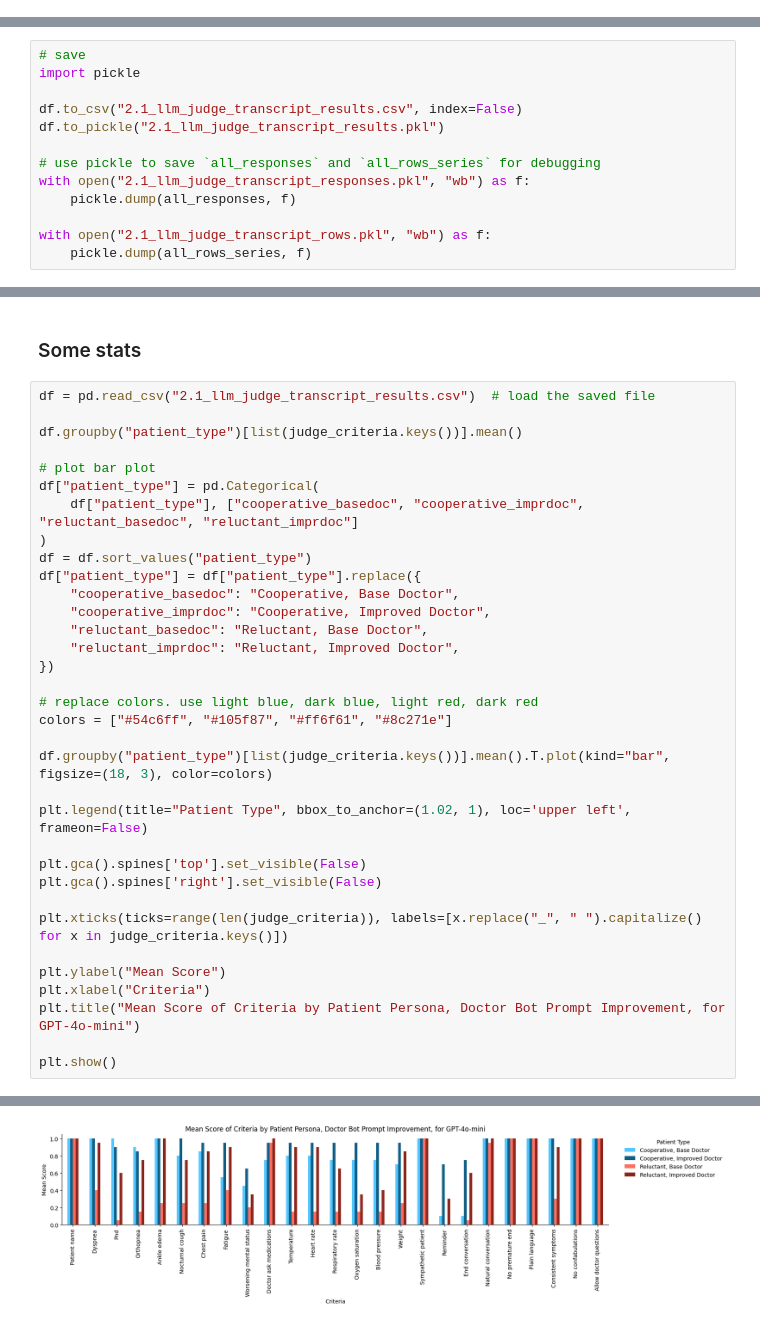
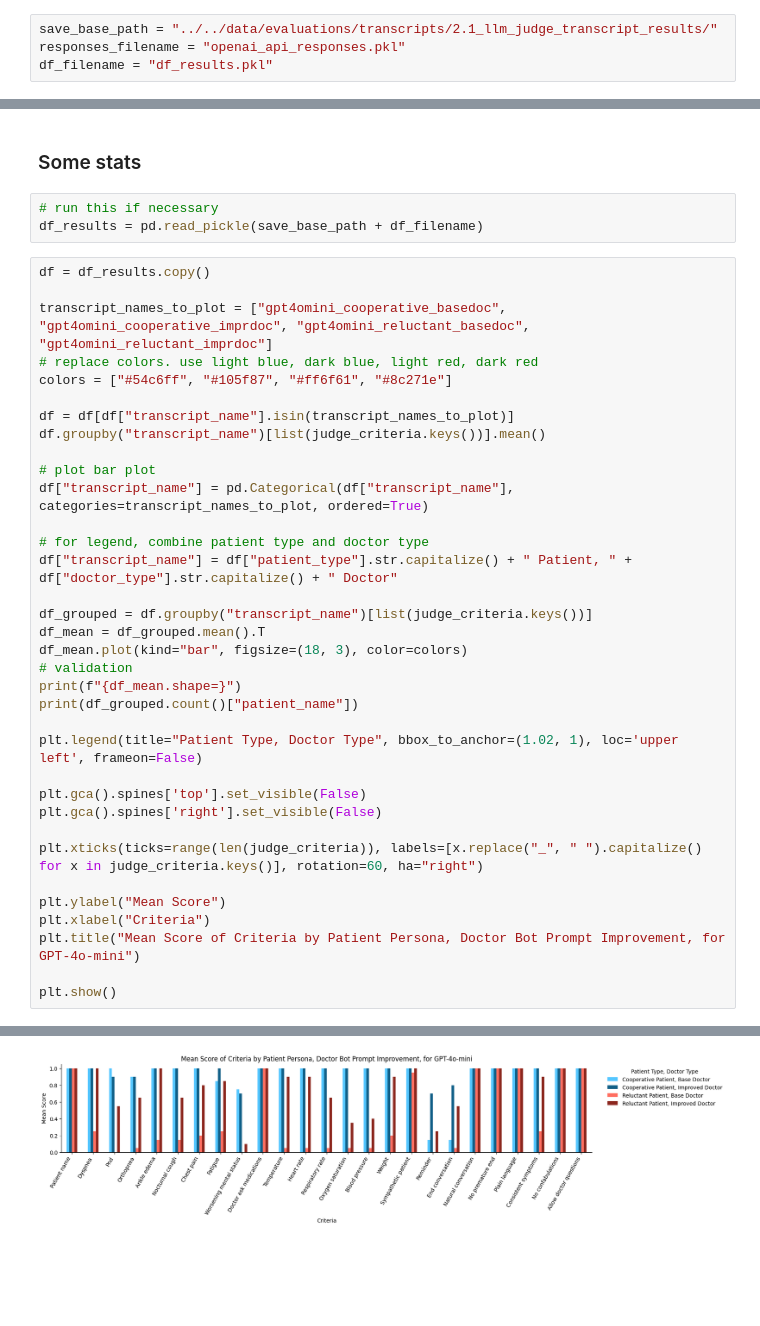
Before and after one commit to recoverycompanion/reco, a Jupyter notebook: reco_analysis/notebooks/judge/2.1_llm_judge_transcript.ipynb, the cells around one changed output, grey strips where cells are left out. Cells and saved outputs as stored; diff of their text form; blank space fills up the shorter version.

Commit message:
concurrent eval, more plots

```diff
--- a/reco_analysis/notebooks/judge/2.1_llm_judge_transcript.ipynb
+++ b/reco_analysis/notebooks/judge/2.1_llm_judge_transcript.ipynb
@@ -255 +336,5 @@ if os.path.exists("2.1_llm_judge_transcript_rows.pkl"):
+# %%
+save_base_path = "../../data/evaluations/transcripts/2.1_llm_judge_transcript_results/"
+responses_filename = "openai_api_responses.pkl"
+df_filename = "df_results.pkl"
 # %%
@@ -348,15 +465,2 @@ Time taken to evaluate 180 transcripts: 2474.00 seconds (13.74 seconds per trans
-# %%
-# save
-import pickle
-
-df.to_csv("2.1_llm_judge_transcript_results.csv", index=False)
-df.to_pickle("2.1_llm_judge_transcript_results.pkl")
-
-# use pickle to save `all_responses` and `all_rows_series` for debugging
-with open("2.1_llm_judge_transcript_responses.pkl", "wb") as f:
-    pickle.dump(all_responses, f)
-
-with open("2.1_llm_judge_transcript_rows.pkl", "wb") as f:
-    pickle.dump(all_rows_series, f)
 # %%
 # An example of a parsed response
@@ -406,33 +494,37 @@ Total cost: $0.183
 # %% [markdown]
 ### Some stats
+# %%
+# run this if necessary
+df_results = pd.read_pickle(save_base_path + df_filename)
 # %%
-df = pd.read_csv("2.1_llm_judge_transcript_results.csv")  # load the saved file
+df = df_results.copy()
 
-df.groupby("patient_type")[list(judge_criteria.keys())].mean()
-
-# plot bar plot
-df["patient_type"] = pd.Categorical(
-    df["patient_type"], ["cooperative_basedoc", "cooperative_imprdoc", "reluctant_basedoc", "reluctant_imprdoc"]
-)
-df = df.sort_values("patient_type")
-df["patient_type"] = df["patient_type"].replace({
-    "cooperative_basedoc": "Cooperative, Base Doctor",
-    "cooperative_imprdoc": "Cooperative, Improved Doctor",
-    "reluctant_basedoc": "Reluctant, Base Doctor",
-    "reluctant_imprdoc": "Reluctant, Improved Doctor",
-})
-
+transcript_names_to_plot = ["gpt4omini_cooperative_basedoc", "gpt4omini_cooperative_imprdoc", "gpt4omini_reluctant_basedoc", "gpt4omini_reluctant_imprdoc"]
 # replace colors. use light blue, dark blue, light red, dark red
 colors = ["#54c6ff", "#105f87", "#ff6f61", "#8c271e"]
 
-df.groupby("patient_type")[list(judge_criteria.keys())].mean().T.plot(kind="bar", figsize=(18, 3), color=colors)
+df = df[df["transcript_name"].isin(transcript_names_to_plot)]
+df.groupby("transcript_name")[list(judge_criteria.keys())].mean()
 
-plt.legend(title="Patient Type", bbox_to_anchor=(1.02, 1), loc='upper left', frameon=False)
+# plot bar plot
+df["transcript_name"] = pd.Categorical(df["transcript_name"], categories=transcript_names_to_plot, ordered=True)
+
+# for legend, combine patient type and doctor type
+df["transcript_name"] = df["patient_type"].str.capitalize() + " Patient, " + df["doctor_type"].str.capitalize() + " Doctor"
+
+df_grouped = df.groupby("transcript_name")[list(judge_criteria.keys())]
+df_mean = df_grouped.mean().T
+df_mean.plot(kind="bar", figsize=(18, 3), color=colors)
+# validation
+print(f"{df_mean.shape=}")
+print(df_grouped.count()["patient_name"])
+
+plt.legend(title="Patient Type, Doctor Type", bbox_to_anchor=(1.02, 1), loc='upper left', frameon=False)
 
 plt.gca().spines['top'].set_visible(False)
 plt.gca().spines['right'].set_visible(False)
 
-plt.xticks(ticks=range(len(judge_criteria)), labels=[x.replace("_", " ").capitalize() for x in judge_criteria.keys()])
+plt.xticks(ticks=range(len(judge_criteria)), labels=[x.replace("_", " ").capitalize() for x in judge_criteria.keys()], rotation=60, ha="right")
 
 plt.ylabel("Mean Score")
 plt.xlabel("Criteria")
@@ -443,2 +542,2 @@ plt.show()
-[figure, old version]
+[figure, new version]
 # %%
```
Also changed, not shown: parts of 21 cells of this notebook.
